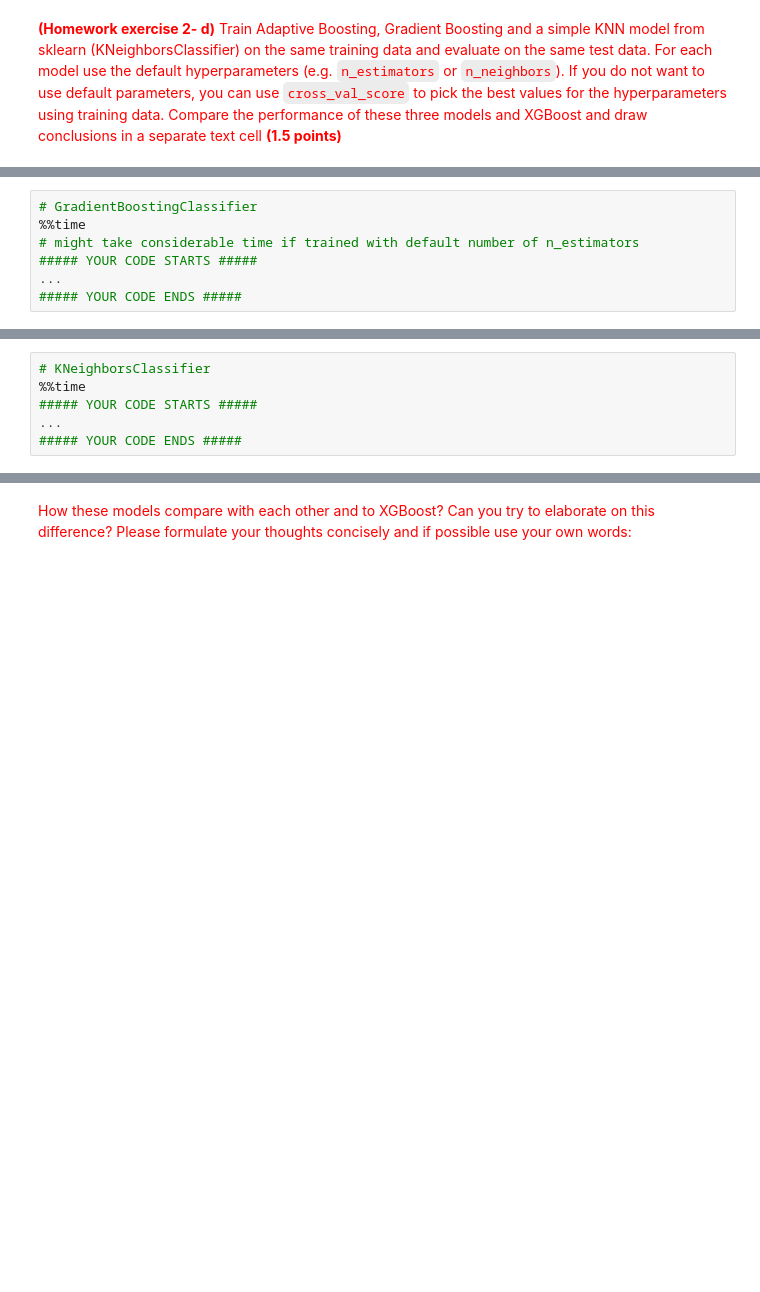
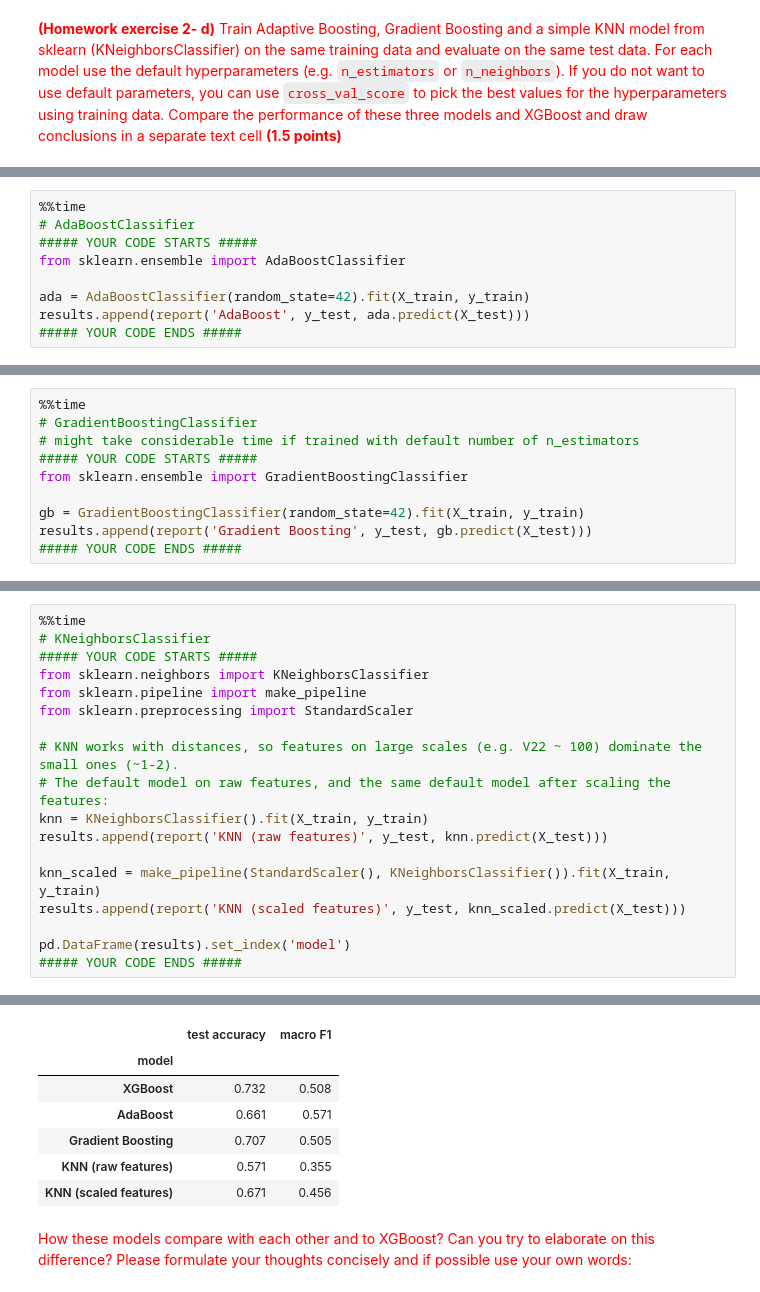
Before and after one commit to Krios39/study, a Jupyter notebook: 1_semester/machine_learning/5_Ensemblelearning_HW.ipynb, the cells around one changed output, grey strips where cells are left out. Cells and saved outputs as stored; diff of their text form; blank space fills up the shorter version.

```diff
--- a/1_semester/machine_learning/5_Ensemblelearning_HW.ipynb
+++ b/1_semester/machine_learning/5_Ensemblelearning_HW.ipynb
@@ -270,0 +400,9 @@ bst = ...
+# %%
+%%time
+# AdaBoostClassifier
+##### YOUR CODE STARTS #####
+from sklearn.ensemble import AdaBoostClassifier
+
+ada = AdaBoostClassifier(random_state=42).fit(X_train, y_train)
+results.append(report('AdaBoost', y_test, ada.predict(X_test)))
+##### YOUR CODE ENDS #####
@@ -271,7 +413,10 @@ bst = ...
 # %%
+%%time
 # GradientBoostingClassifier
-%%time
 # might take considerable time if trained with default number of n_estimators
 ##### YOUR CODE STARTS #####
-...
+from sklearn.ensemble import GradientBoostingClassifier
+
+gb = GradientBoostingClassifier(random_state=42).fit(X_train, y_train)
+results.append(report('Gradient Boosting', y_test, gb.predict(X_test)))
 ##### YOUR CODE ENDS #####
@@ -278,6 +427,19 @@ bst = ...
-# %%
-# KNeighborsClassifier
-%%time
-##### YOUR CODE STARTS #####
-...
-##### YOUR CODE ENDS #####
+# %%
+%%time
+# KNeighborsClassifier
+##### YOUR CODE STARTS #####
+from sklearn.neighbors import KNeighborsClassifier
+from sklearn.pipeline import make_pipeline
+from sklearn.preprocessing import StandardScaler
+
+# KNN works with distances, so features on large scales (e.g. V22 ~ 100) dominate the small ones (~1-2).
+# The default model on raw features, and the same default model after scaling the features:
+knn = KNeighborsClassifier().fit(X_train, y_train)
+results.append(report('KNN (raw features)', y_test, knn.predict(X_test)))
+
+knn_scaled = make_pipeline(StandardScaler(), KNeighborsClassifier()).fit(X_train, y_train)
+results.append(report('KNN (scaled features)', y_test, knn_scaled.predict(X_test)))
+
+pd.DataFrame(results).set_index('model')
+##### YOUR CODE ENDS #####
+# %% [output]
@@ -284,2 +450,9 @@ bst = ...
+|  | test accuracy | macro F1 |
+| model |  |  |
+| XGBoost | 0.732 | 0.508 |
+| AdaBoost | 0.661 | 0.571 |
+| Gradient Boosting | 0.707 | 0.505 |
+| KNN (raw features) | 0.571 | 0.355 |
+| KNN (scaled features) | 0.671 | 0.456 |
 # %% [markdown]
 <font color='red'> How these models compare with each other and to XGBoost? Can you try to elaborate on this difference? Please formulate your thoughts concisely and if possible use your own words:  </font>
```
Also changed, not shown: parts of 21 cells of this notebook, 1 other file.
